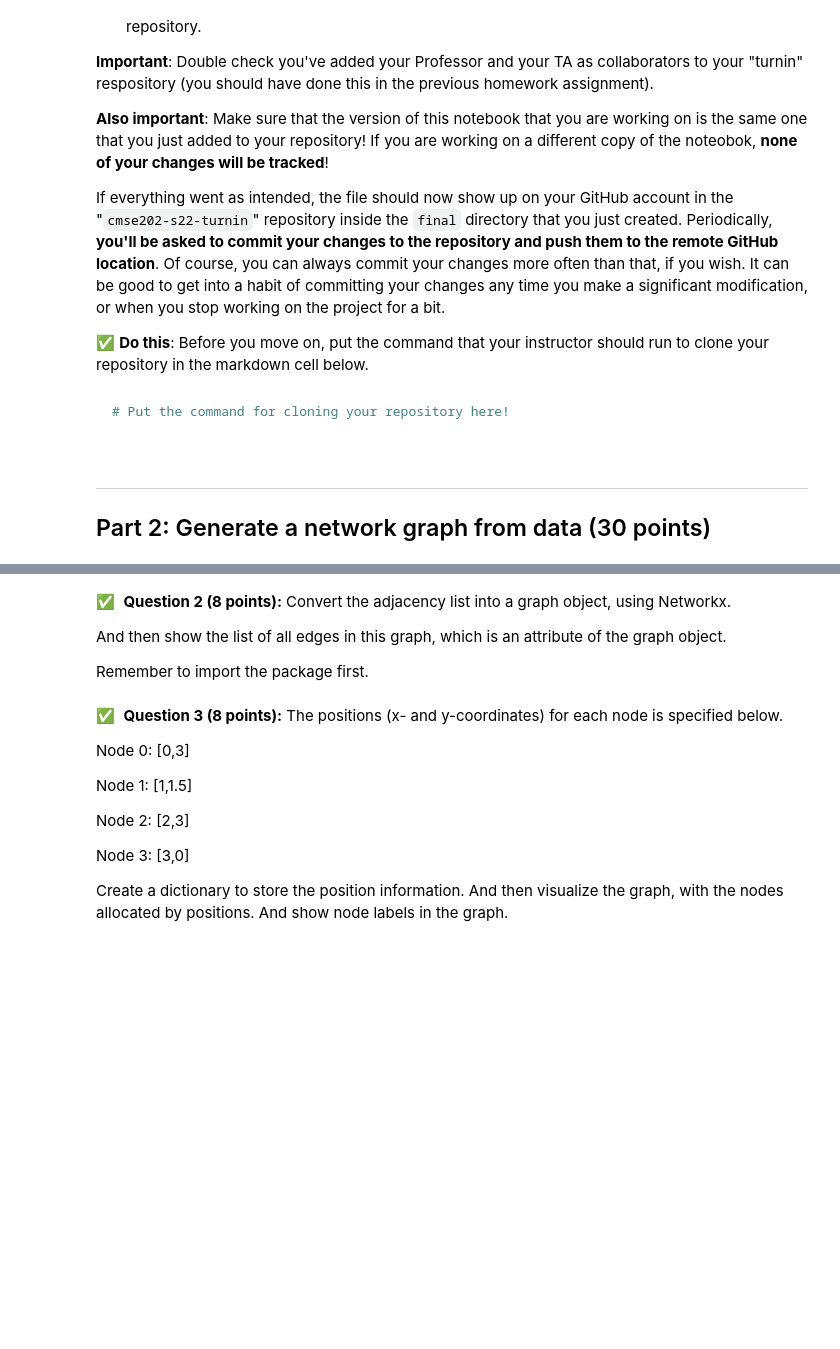
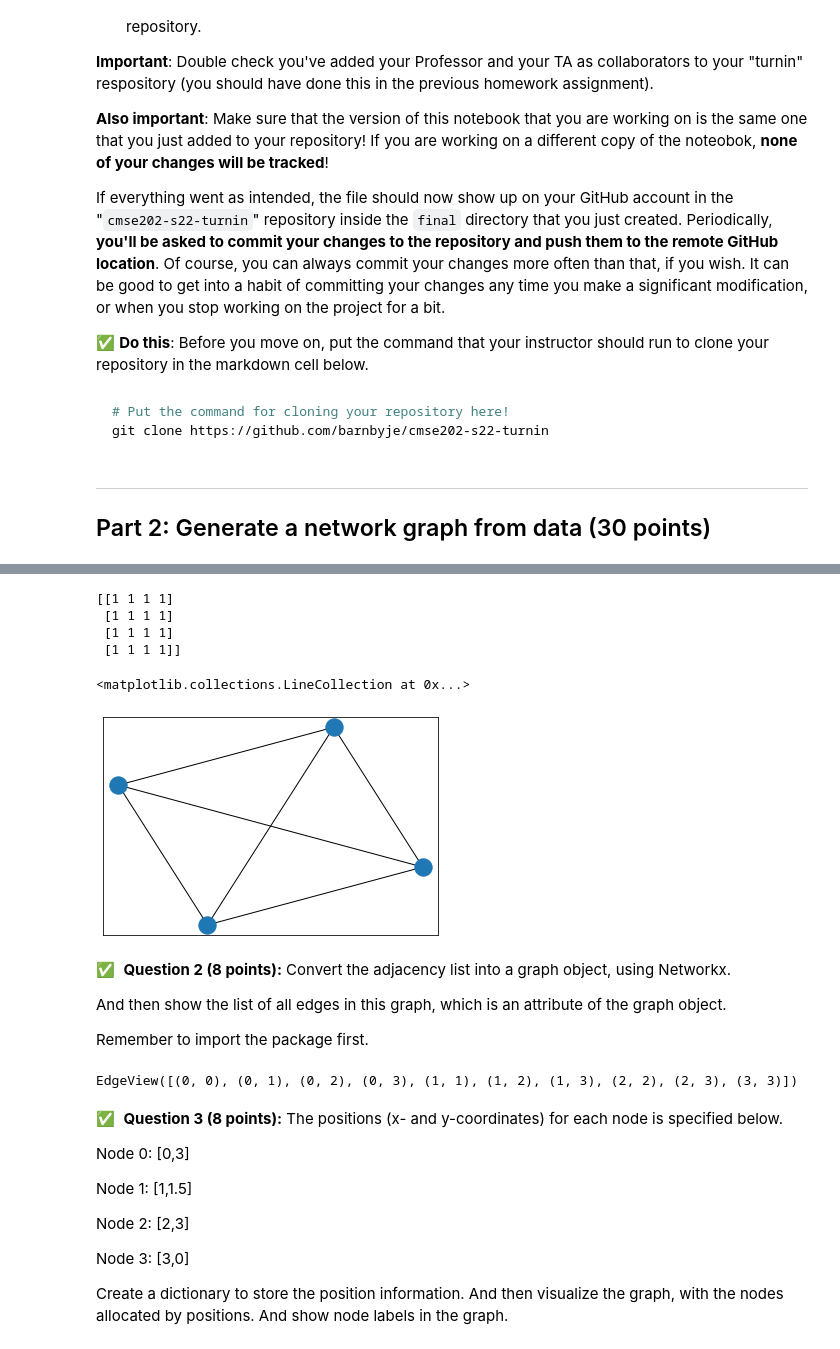
Before and after one commit to barnbyje/cmse202-s22-turnin, a Jupyter notebook: final/CMSE202-Final-Section-001-STUDENT.ipynb, the cells around one changed output, grey strips where cells are left out. Cells and saved outputs as stored; diff of their text form; code cells hidden in the pictures; blank space fills up the shorter version.

````diff
--- a/final/CMSE202-Final-Section-001-STUDENT.ipynb
+++ b/final/CMSE202-Final-Section-001-STUDENT.ipynb
@@ -41,7 +41,7 @@ If everything went as intended, the file should now show up on your GitHub accou
 # %% [markdown]
 ``` bash
 # Put the command for cloning your repository here!
-
+git clone https://github.com/barnbyje/cmse202-s22-turnin
 ```
 # %% [markdown]
 ---
@@ -56,0 +55,14 @@ The image below shows a simple graph with 4 nodes (nodes 0, 1, 2 and 3) and some
+# %%
+x = np.array([[1,1,1,1],[1,1,1,1],[1,1,1,1],[1,1,1,1]])
+print(x)
+g = nx.Graph(x)
+pos = nx.spring_layout(g)
+nx.draw_networkx_nodes(g,pos)
+nx.draw_networkx_edges(g,pos)
+# %% [output]
+[[1 1 1 1]
+ [1 1 1 1]
+ [1 1 1 1]
+ [1 1 1 1]]
+<matplotlib.collections.LineCollection at 0x...>
+[figure, added]
@@ -62,6 +94,10 @@ And then show the list of all edges in this graph, which is an attribute of the
 Remember to import the package first.
 # %%
 # Put your code here:
+g = nx.Graph(x)
+g.edges()
+# %% [output]
+EdgeView([(0, 0), (0, 1), (0, 2), (0, 3), (1, 1), (1, 2), (1, 3), (2, 2), (2, 3), (3, 3)])
 # %% [markdown]
 &#9989;&nbsp; **Question 3 (8 points):**  The positions (x- and y-coordinates) for each node is specified below.
 
````
Also changed, not shown: parts of 8 cells of this notebook.
